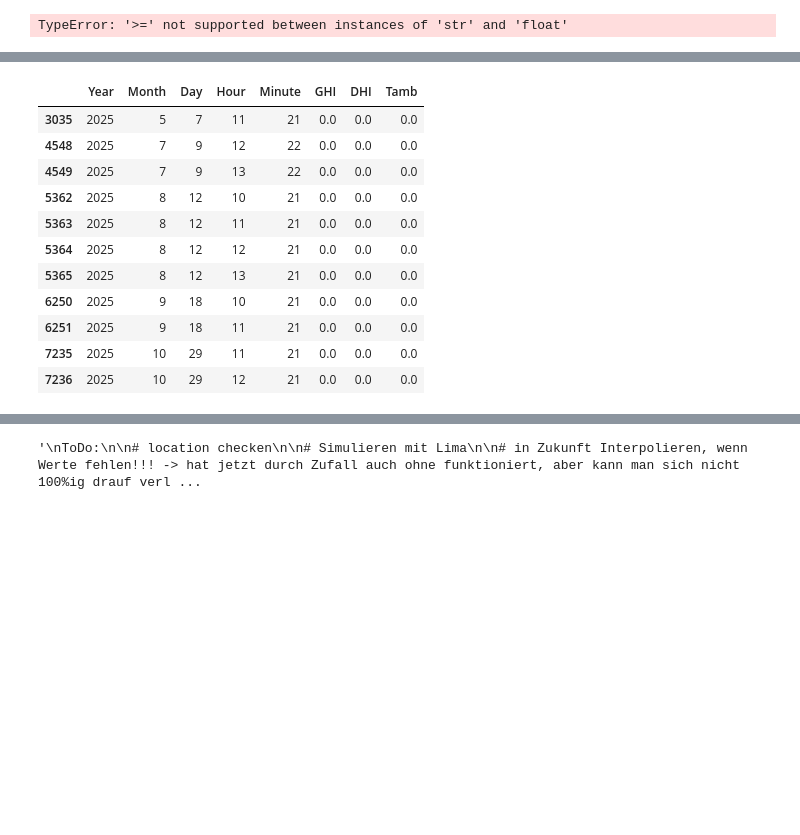
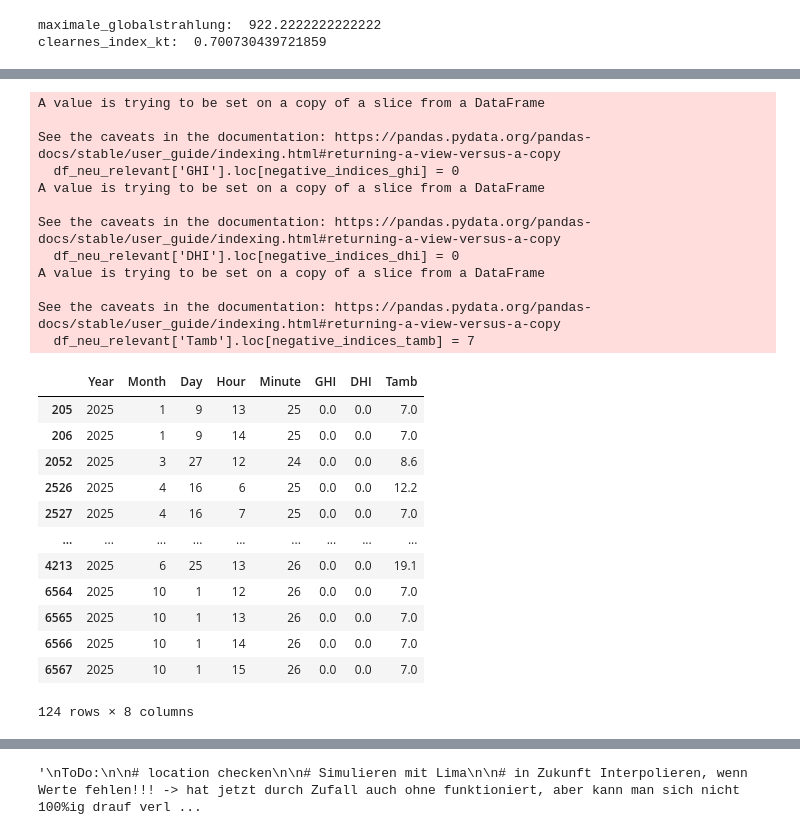
Before and after one commit to CasGross/work_things_at_Kraftwerk, a Jupyter notebook: Wetterzeitreihen/dwd_to_csv_hourly_timeshift.ipynb, the cells around one changed output, grey strips where cells are left out. Cells and saved outputs as stored; diff of their text form; code cells hidden in the pictures; blank space fills up the shorter version.

```diff
--- a/Wetterzeitreihen/dwd_to_csv_hourly_timeshift.ipynb
+++ b/Wetterzeitreihen/dwd_to_csv_hourly_timeshift.ipynb
@@ -23,19 +23,22 @@
 import pandas as pd
 import numpy as np
 import os
+import matplotlib.pyplot as plt
 
 base_path_tamb = r"C:\git\github\work_things_at_Kraftwerk\Wetterzeitreihen\DWD_tamb"
 base_path_GHI = r"C:\git\github\work_things_at_Kraftwerk\Wetterzeitreihen\DWD_GHI_DHI"
 
 
 # Inputs und Auswahl des Jahres
-name_GHI = 'produkt_st_stunde_19800101_20251231_04466_Schleswig.csv'
-name_tamb = 'produkt_tu_stunde_20240815_20260215_04466_Schleswig.csv'
+name_GHI = 'produkt_st_stunde_20080701_20251231_04393_SanktPO.csv'
+name_tamb = 'produkt_tu_stunde_20240815_20260215_04393_SanktPO.csv'
+
+save_as_file = True
 
 file_path_GHI = os.path.join(base_path_GHI, name_GHI)
 file_path_tamb = os.path.join(base_path_tamb, name_tamb)
 
-stationsID = 'station_04466_Schleswig'
+stationsID = 'station_04393_SanktPO'
 timestep = '1h_'
 
 # # welches Jahr soll gefiltert werden?
@@ -260,11 +263,17 @@ print("clearnes_index_kt: ",clearnes_index_kt)
 
 # errors =(df_neu_relevant['GHI'] < 0)
 
-negative_values = df_neu_relevant[df_neu_relevant['GHI'] < 0]['GHI']
-negative_indices = df_neu_relevant.index[df_neu_relevant['GHI'] < 0]
-print("Fehlerwerte: ",len(negative_indices))
-errors = df_neu_relevant.loc[negative_indices]
-errors
+# negative_values = df_neu_relevant[df_neu_relevant['GHI'] < 0]['GHI']
+def negative_werte_bereinigen(df_neu_relevant, spaltenname):
+
+    negative_indices = df_neu_relevant.index[df_neu_relevant[spaltenname] < 0]
+    print(f"Fehlerwerte {spaltenname}: {len(negative_indices)}")
+    return negative_indices
+
+
+
+# errors = df_neu_relevant.loc[negative_indices]
+# errors
 
 
 # print(errors)
@@ -272,12 +281,20 @@ errors
 # maximale_globalstrahlung = df_neu_relevant['GHI'].value_counts().get(, 0)
 # print(maximale_globalstrahlung)
 # %% [output]
-TypeError: '>=' not supported between instances of 'str' and 'float'
+maximale_globalstrahlung:  922.2222222222222
+clearnes_index_kt:  0.700730439721859
 # %%
 # Df einfach um negative Werte bereinigen. (keine Interpolation oder so, aber bei wenigen Werten sollte das kein Problem sein)
 
-df_neu_relevant['GHI'].loc[negative_indices] = 0
-df_neu_relevant['DHI'].loc[negative_indices] = 0
-df_neu_relevant['Tamb'].loc[negative_indices] = 0
-df_neu_relevant.loc[negative_indices]
+
+negative_indices_ghi = negative_werte_bereinigen(df_neu_relevant, 'GHI')
+df_neu_relevant['GHI'].loc[negative_indices_ghi] = 0
+
+negative_indices_dhi = negative_werte_bereinigen(df_neu_relevant, 'DHI')
+df_neu_relevant['DHI'].loc[negative_indices_dhi] = 0
+
+negative_indices_tamb = negative_werte_bereinigen(df_neu_relevant, 'Tamb')
+df_neu_relevant['Tamb'].loc[negative_indices_tamb] = 7
+
+df_neu_relevant.loc[negative_indices_ghi]
 # %% [output]
@@ -296,12 +304,25 @@ See the caveats in the documentation: https://pandas.pydata.org/pandas-docs/stab
+A value is trying to be set on a copy of a slice from a DataFrame
+
+See the caveats in the documentation: https://pandas.pydata.org/pandas-docs/stable/user_guide/indexing.html#returning-a-view-versus-a-copy
+  df_neu_relevant['GHI'].loc[negative_indices_ghi] = 0
+A value is trying to be set on a copy of a slice from a DataFrame
+
+See the caveats in the documentation: https://pandas.pydata.org/pandas-docs/stable/user_guide/indexing.html#returning-a-view-versus-a-copy
+  df_neu_relevant['DHI'].loc[negative_indices_dhi] = 0
+A value is trying to be set on a copy of a slice from a DataFrame
+
+See the caveats in the documentation: https://pandas.pydata.org/pandas-docs/stable/user_guide/indexing.html#returning-a-view-versus-a-copy
+  df_neu_relevant['Tamb'].loc[negative_indices_tamb] = 7
 |  | Year | Month | Day | Hour | Minute | GHI | DHI | Tamb |
-| 3035 | 2025 | 5 | 7 | 11 | 21 | 0.0 | 0.0 | 0.0 |
-| 4548 | 2025 | 7 | 9 | 12 | 22 | 0.0 | 0.0 | 0.0 |
-| 4549 | 2025 | 7 | 9 | 13 | 22 | 0.0 | 0.0 | 0.0 |
-| 5362 | 2025 | 8 | 12 | 10 | 21 | 0.0 | 0.0 | 0.0 |
-| 5363 | 2025 | 8 | 12 | 11 | 21 | 0.0 | 0.0 | 0.0 |
-| 5364 | 2025 | 8 | 12 | 12 | 21 | 0.0 | 0.0 | 0.0 |
-| 5365 | 2025 | 8 | 12 | 13 | 21 | 0.0 | 0.0 | 0.0 |
-| 6250 | 2025 | 9 | 18 | 10 | 21 | 0.0 | 0.0 | 0.0 |
-| 6251 | 2025 | 9 | 18 | 11 | 21 | 0.0 | 0.0 | 0.0 |
-| 7235 | 2025 | 10 | 29 | 11 | 21 | 0.0 | 0.0 | 0.0 |
-| 7236 | 2025 | 10 | 29 | 12 | 21 | 0.0 | 0.0 | 0.0 |
+| 205 | 2025 | 1 | 9 | 13 | 25 | 0.0 | 0.0 | 7.0 |
+| 206 | 2025 | 1 | 9 | 14 | 25 | 0.0 | 0.0 | 7.0 |
+| 2052 | 2025 | 3 | 27 | 12 | 24 | 0.0 | 0.0 | 8.6 |
+| 2526 | 2025 | 4 | 16 | 6 | 25 | 0.0 | 0.0 | 12.2 |
+| 2527 | 2025 | 4 | 16 | 7 | 25 | 0.0 | 0.0 | 7.0 |
+| ... | ... | ... | ... | ... | ... | ... | ... | ... |
+| 4213 | 2025 | 6 | 25 | 13 | 26 | 0.0 | 0.0 | 19.1 |
+| 6564 | 2025 | 10 | 1 | 12 | 26 | 0.0 | 0.0 | 7.0 |
+| 6565 | 2025 | 10 | 1 | 13 | 26 | 0.0 | 0.0 | 7.0 |
+| 6566 | 2025 | 10 | 1 | 14 | 26 | 0.0 | 0.0 | 7.0 |
+| 6567 | 2025 | 10 | 1 | 15 | 26 | 0.0 | 0.0 | 7.0 |
+124 rows × 8 columns
```
Also changed, not shown: parts of 9 cells of this notebook, 10 other files.
